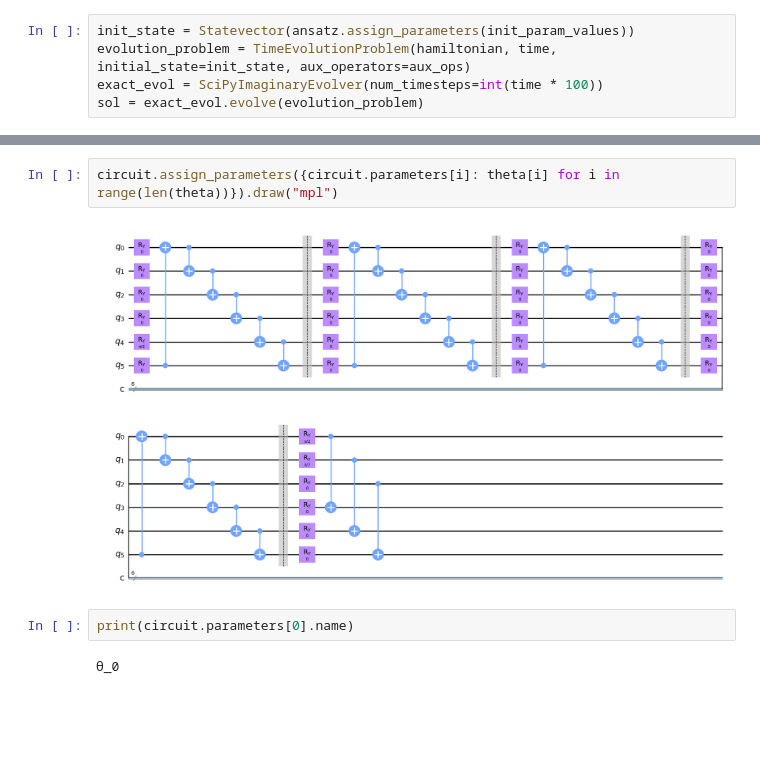
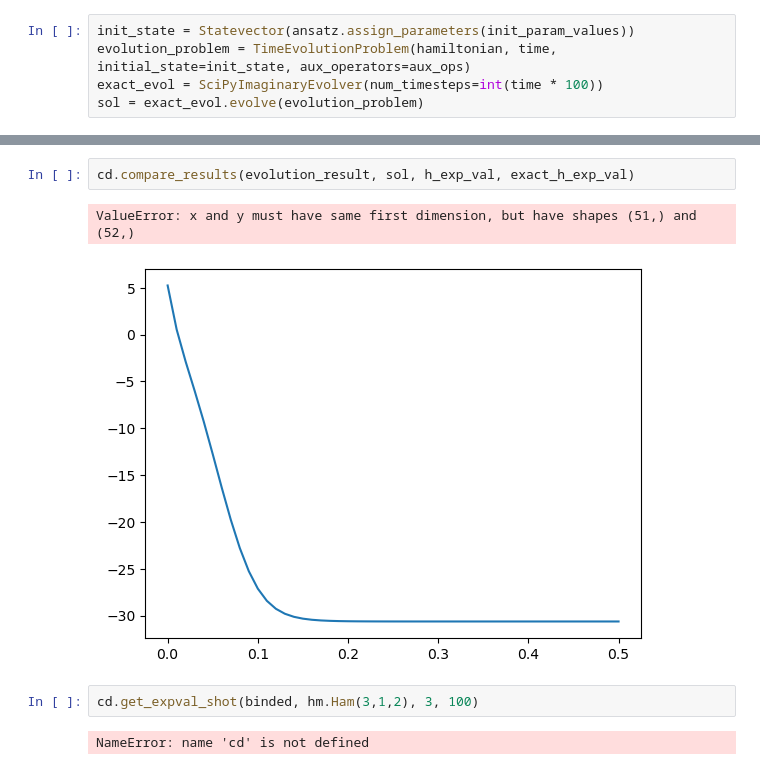
Before and after one commit to burakvarol123/Matrix-Models-with-Quantum-Computing, a Jupyter notebook: varqite.ipynb, the cells around one changed output, grey strips where cells are left out. Drawn from its saved outputs; the diff is of its cells as text; blank space fills up the shorter version.

```diff
--- a/varqite.ipynb
+++ b/varqite.ipynb
@@ -165,8 +88,9 @@ circuit.draw("mpl")
-# %%
-circuit.assign_parameters({circuit.parameters[i]: theta[i] for i in range(len(theta))}).draw("mpl")
-# %% [output]
-[figure, removed]
-# %%
-print(circuit.parameters[0].name)
-# %% [output]
-θ_0
+# %%
+cd.compare_results(evolution_result, sol, h_exp_val, exact_h_exp_val)
+# %% [output]
+ValueError: x and y must have same first dimension, but have shapes (51,) and (52,)
+[figure, added]
+# %%
+cd.get_expval_shot(binded, hm.Ham(3,1,2), 3, 100)
+# %% [output]
+NameError: name 'cd' is not defined
```
Also changed, not shown: parts of 18 cells of this notebook, 10 other files.
